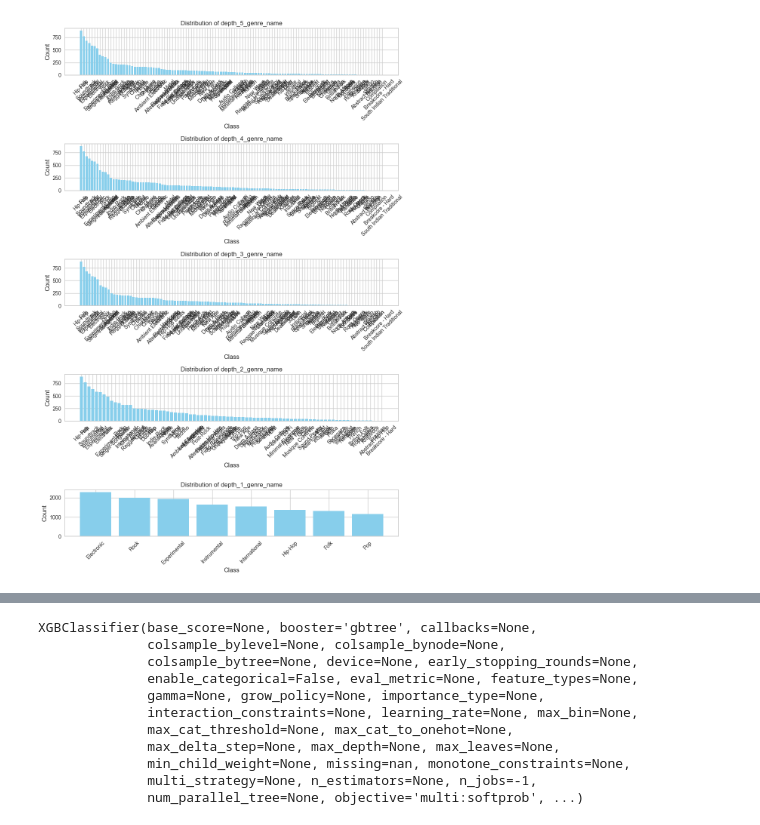
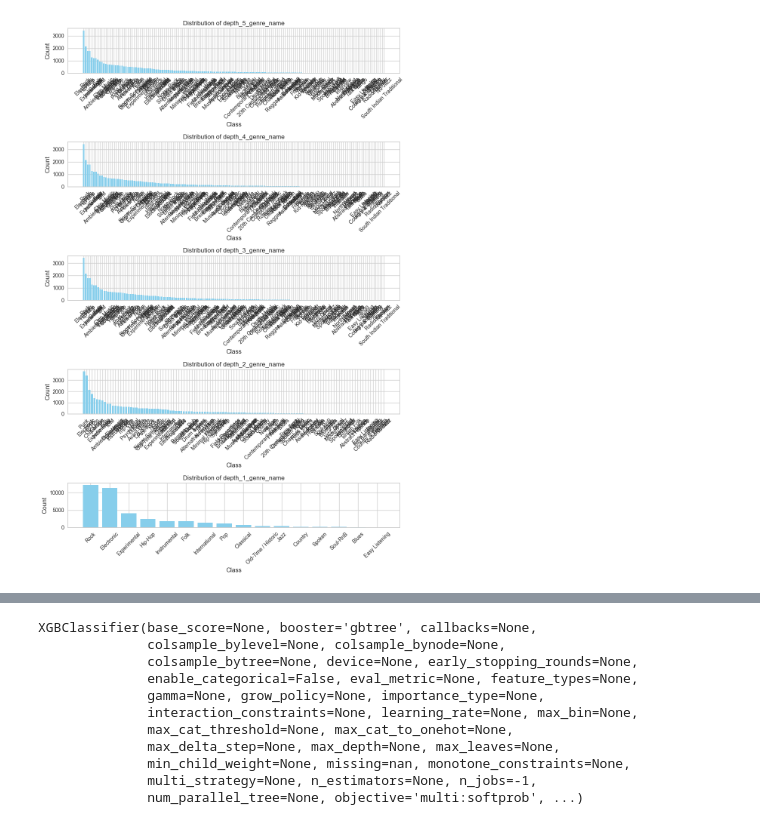
Before and after one commit to Choonghyun-Roy/MADS-699-Capstone-fa23-team12, a Jupyter notebook: models/supervised/genre_prediction_test.ipynb, the cells around one changed output, grey strips where cells are left out. Saved outputs shown, nothing was run; the diff lists cells and outputs as text; code cells hidden in the pictures.

```diff
--- a/models/supervised/genre_prediction_test.ipynb
+++ b/models/supervised/genre_prediction_test.ipynb
@@ -7,0 +1,9 @@ merged_df = df_meta.merge(df_features, on='track_id', how='outer')
+# %%
+import pandas as pd
+
+# load datasets
+df_train = pd.read_csv('../../preprocessing/datasets/25K_tracks_features_and_labels_for_training.csv')
+df_test = pd.read_csv('../../preprocessing/datasets/25K_tracks_features_and_labels_for_test.csv')
+
+# don't need to seperate them since we will use pyCaret
+df_union = pd.concat([df_train, df_test], ignore_index=True)
@@ -8,28 +56,28 @@ merged_df = df_meta.merge(df_features, on='track_id', how='outer')
 # %%
 
 # to check if the dataset is balanced.
 import matplotlib.pyplot as plt
 
 def plot_value_counts(ax, column_name, df):
     value_counts = df[column_name].value_counts()
     ax.bar(value_counts.index, value_counts.values, color='skyblue')
     ax.set_title(f'Distribution of {column_name}')
     ax.set_xlabel('Class')
     ax.set_ylabel('Count')
     ax.tick_params(axis='x', rotation=45)  # Rotate x-axis labels for better visibility
 
 columns_to_plot = ['depth_5_genre_name', 'depth_4_genre_name', 'depth_3_genre_name', 'depth_2_genre_name', 'depth_1_genre_name']
 
 # Create a figure and a 5x1 grid of subplots
 fig, axes = plt.subplots(nrows=5, ncols=1, figsize=(10, 15))
 
 for ax, column in zip(axes, columns_to_plot):
-    plot_value_counts(ax, column, df_meta)
+    plot_value_counts(ax, column, df_union)
 
 plt.tight_layout()  # Adjust layout for better visibility
 plt.show()
 # %% [output]
-[figure, old version]
+[figure, new version]
 # %%
 # remove the value counts() are smaller then 30
 # MIN_NUM = 30
```
Also changed, not shown: parts of 15 cells of this notebook, 14 other files.
